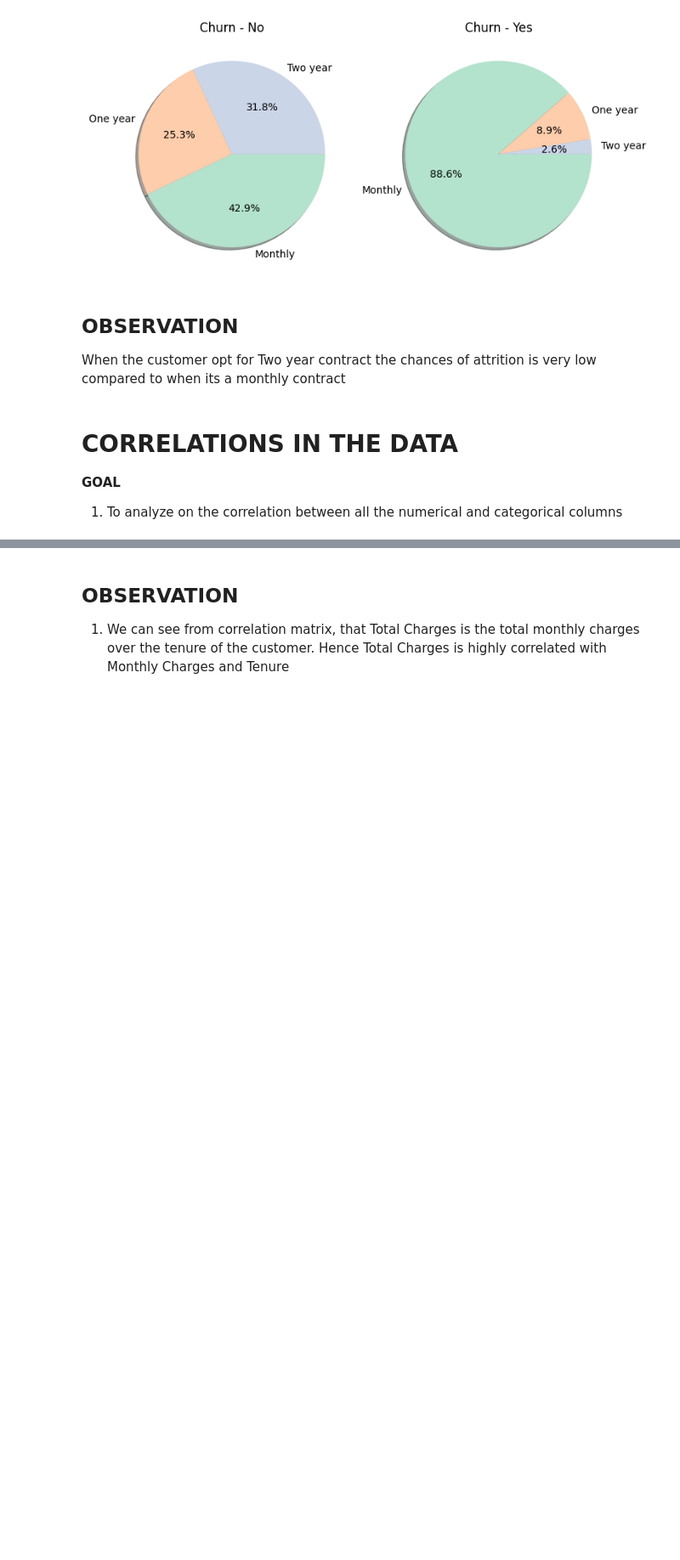
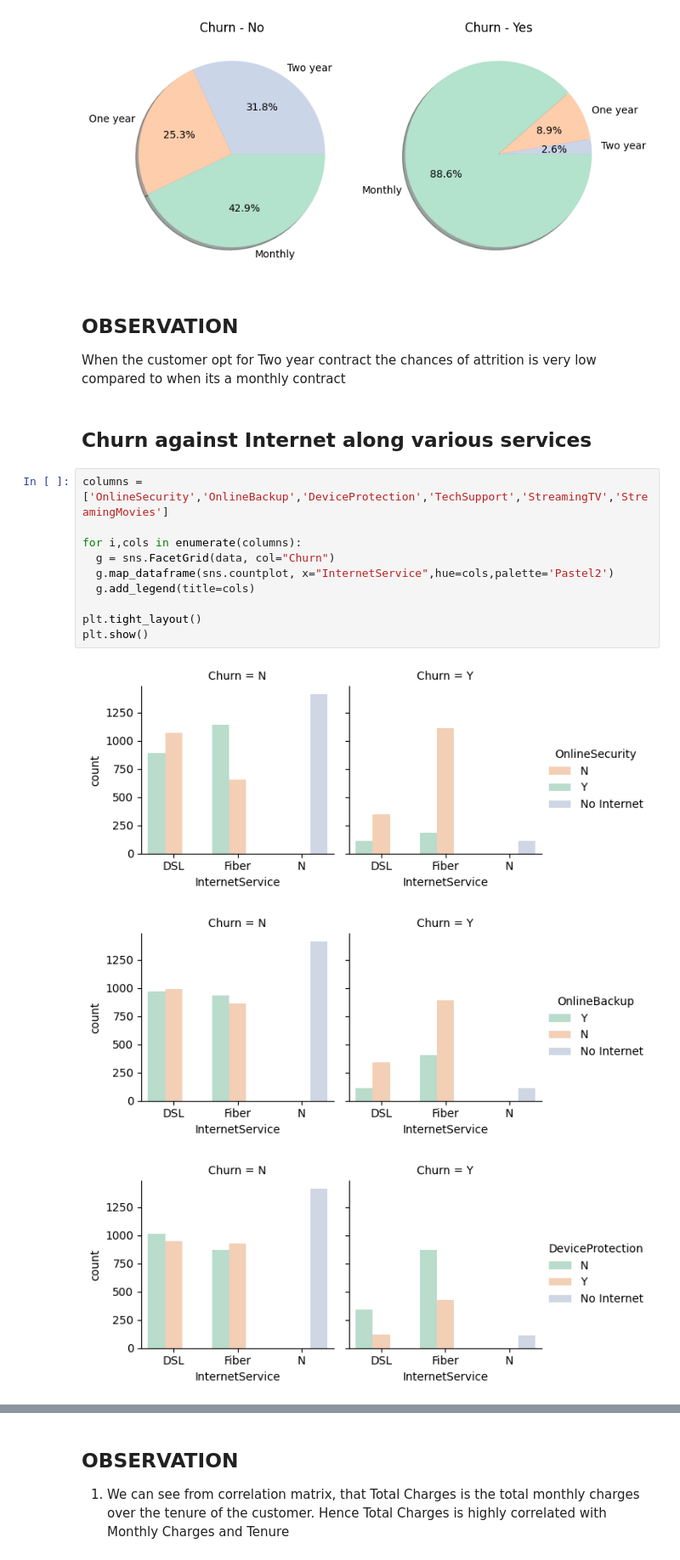
Before and after one commit to Theveetha/Telecom_Churn_Prediction, a Jupyter notebook: Telecom_Churn_Prediction.ipynb, the cells around one changed output, grey strips where cells are left out. Shown at 85% size. Cells and saved outputs as stored; diff of their text form; blank space fills up the shorter version.

```diff
--- a/Telecom_Churn_Prediction.ipynb
+++ b/Telecom_Churn_Prediction.ipynb
@@ -455,7 +472,19 @@ plt.show()
 # %% [markdown]
 ## **OBSERVATION**
 When the customer opt for Two year contract the chances of attrition is very low compared to when its a monthly contract
-# %% [markdown]
-# **CORRELATIONS IN THE DATA**
-**GOAL**
-1. To analyze on the correlation between all the numerical and categorical columns
+# %% [markdown]
+## **Churn against Internet along various services**
+# %%
+columns = ['OnlineSecurity','OnlineBackup','DeviceProtection','TechSupport','StreamingTV','StreamingMovies']
+
+for i,cols in enumerate(columns):
+  g = sns.FacetGrid(data, col="Churn")
+  g.map_dataframe(sns.countplot, x="InternetService",hue=cols,palette='Pastel2')
+  g.add_legend(title=cols)
+
+plt.tight_layout()
+plt.show()
+# %% [output]
+[figure, added]
+[figure, added]
+[figure, added]
```
Also changed, not shown: parts of 60 cells of this notebook.
